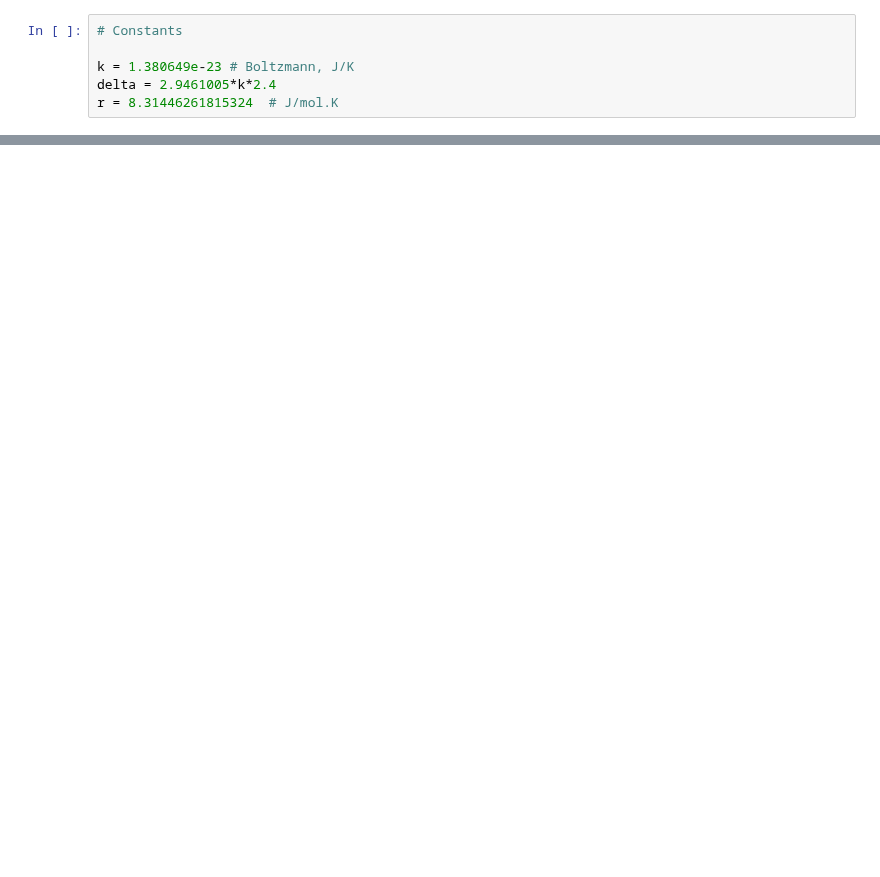
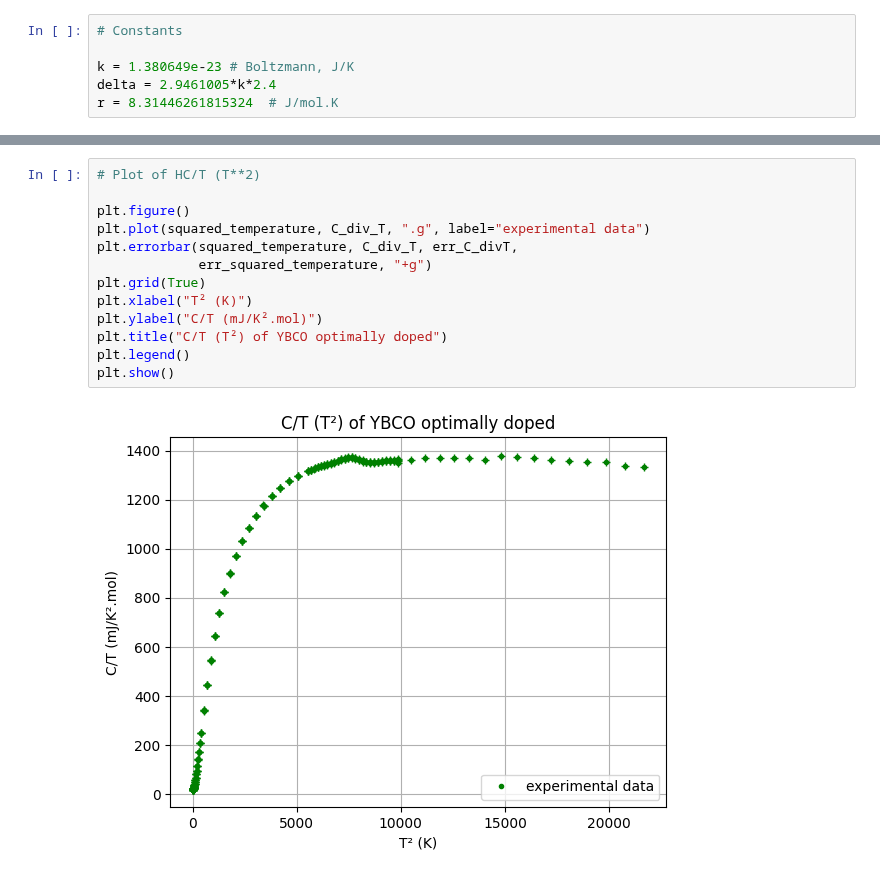
Before and after one commit to Gamal-on/YBCO, a Jupyter notebook: results_YBCO.ipynb, the cells around one changed output, grey strips where cells are left out. Saved outputs shown, nothing was run; the diff lists cells and outputs as text; blank space fills up the shorter version.

```diff
--- a/results_YBCO.ipynb
+++ b/results_YBCO.ipynb
@@ -26,0 +42,15 @@ r = 8.31446261815324  # J/mol.K
+# %%
+# Plot of HC/T (T**2)
+
+plt.figure()
+plt.plot(squared_temperature, C_div_T, ".g", label="experimental data")
+plt.errorbar(squared_temperature, C_div_T, err_C_divT,
+             err_squared_temperature, "+g")
+plt.grid(True)
+plt.xlabel("T² (K)")
+plt.ylabel("C/T (mJ/K².mol)")
+plt.title("C/T (T²) of YBCO optimally doped")
+plt.legend()
+plt.show()
+# %% [output]
+[figure, added]
```
Also changed, not shown: parts of 9 cells of this notebook.
